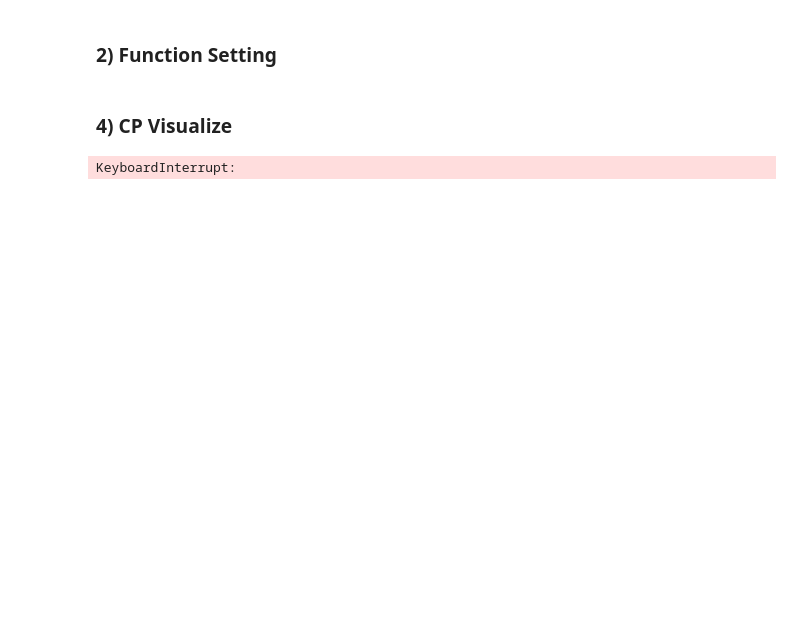
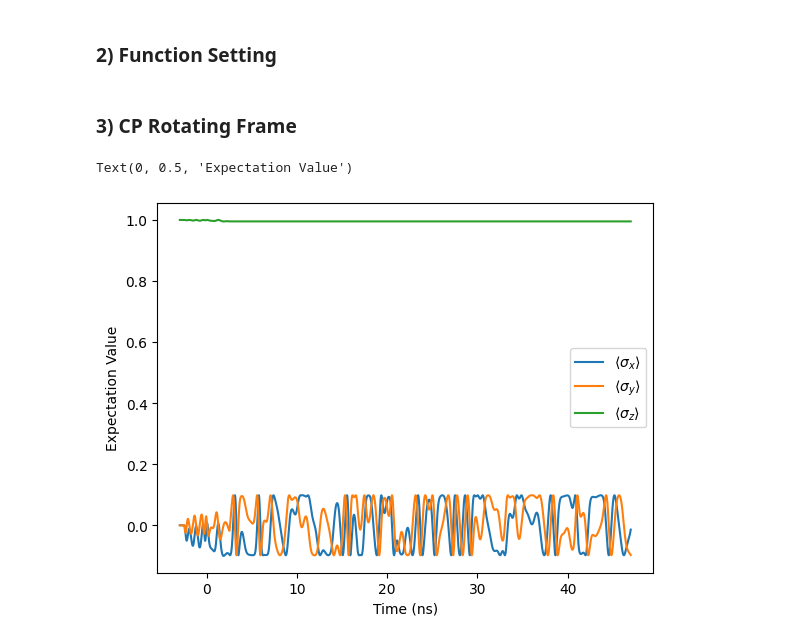
Before and after one commit to BrainConnection/Dynamical_Decoupling_Project, a Jupyter notebook: Project Dynamic Decoupling/Pink Noise Decoupling Practice.ipynb, the cells around one changed output. Saved outputs shown, nothing was run; the diff lists cells and outputs as text; code cells hidden in the pictures; blank space fills up the shorter version.

```diff
--- a/Project Dynamic Decoupling/Pink Noise Decoupling Practice.ipynb
+++ b/Project Dynamic Decoupling/Pink Noise Decoupling Practice.ipynb
@@ -104,5 +61,5 @@ def Chi_Ensemble_3(mu, sigma, num_seq):
 # %%
-def Pink_Noise_1(tlist, args):
+def Pink_Noise(tlist, args):
 
   min_freq = args['min_freq']
   freq_repeat = args['freq_repeat']
@@ -112,7 +69,7 @@ def Pink_Noise_1(tlist, args):
 
   t_shift = args['t_shift']
 
-  Chi_A = Chi_Ensemble_1(mu, sigma, freq_repeat)
+  Chi_A = Chi_Ensemble(mu, sigma, freq_repeat)
 
   np.random.seed(2)
   U_A = uniform(0, 2*np.pi, freq_repeat)
@@ -373,15 +115,0 @@ Text(0, 0.5, 'FT Absolute Value (log scale)')
-# %%
-min_freq = 0.00001
-freq_repeat = 100000
-t_shift = 0
-
-t_repeat = 2000
-t_srt = 0
-t_end = 1000
-
-mu = 0
-sigma = 1
-
-A = 1
-
-args = {'min_freq': min_freq, 'freq_repeat': freq_repeat, 't_shift': t_shift, 'mu': mu, 'sigma': sigma, 'A_noise': 2*np.pi*0.000001}
@@ -423,15 +115,0 @@ Text(0, 0.5, 'FT Absolute Value (log scale)')
-# %%
-min_freq = 0.00001
-freq_repeat = 100000
-t_shift = 0
-
-t_repeat = 2000
-t_srt = 0
-t_end = 1000
-
-mu = 0
-sigma = 1
-
-A = 1
-
-args = {'min_freq': min_freq, 'freq_repeat': freq_repeat, 't_shift': t_shift, 'mu': mu, 'sigma': sigma, 'A_noise': 2*np.pi*0.000001}
@@ -659,8 +362,8 @@ def T2_Measure(A, N, Func, noise):
 
 
   return np.array(Off_diagonal_seq)
-# %% [markdown]
-### 4) CP Visualize
+# %% [markdown]
+### 3) CP Rotating Frame
 # %%
 Total_Offdiagonal = []
 # %%
@@ -676,26 +379,28 @@ sm = basis(2,0)*basis(2,1).dag()
 H0 = -0.5*omega_q*sz
 op_list = [sx, sy, sz, sp, sm]
 
-tlist = np.linspace(-2, 100-2, 1000)
+tlist = np.linspace(-3, 50-3, 100000)
 #[H0, [-0.5*sz, Pink_Noise_1], [sx, Hrd_lab_frame]],
+#[[-0.5*sz, Pink_Noise], [0.5*sx, Hrd_rotating_frame]],
 
 result = mesolve(
-  [H0, [-0.5*sz, Pink_Noise_1], [sx, Hrd_lab_frame]],
+  [[-0.5*sz, Pink_Noise], [0.5*sx, Hrd_rotating_frame]],
   basis(2,0),
   tlist,
-  args = {'A': 2*np.pi*0.5, 'Omega_rd': omega_rd, 'T_srt': 0, 'T_end': 10, 'N': 0, 'Env': 0, 'Func': 0, 'min_freq': 0.00001, 'freq_repeat': 100000, 't_shift': 0, 'mu': 0, 'sigma': 1, 'A_noise': 2*np.pi*0.1},
+  args = {'A': 2*np.pi*0.1, 'Omega_rd': omega_rd, 'T_srt': 0, 'T_end': 50, 'N': 0, 'Env': 0, 'Func': 0, 'min_freq': 0.001, 'freq_repeat': 1000, 't_shift': 0, 'mu': 0, 'sigma': 1, 'A_noise': 2*np.pi*0.01},
   e_ops = op_list,
-  options = Options(nsteps = 1000, atol = 1e-10, rtol = 1e-8)
+  options = Options(nsteps = 10000000, atol = 1e-10, rtol = 1e-8)
 )
-# %% [output]
-KeyboardInterrupt:
 # %%
-tlist = np.linspace(-2, 100-2, 1000)
+tlist = np.linspace(-3, 50-3, 100000)
 
 fig, ax = plt.subplots(1, 1)
 ax.plot(tlist, result.expect[0], label = r'$\langle\sigma_x\rangle$')
 ax.plot(tlist, result.expect[1], label = r'$\langle\sigma_y\rangle$')
 ax.plot(tlist, result.expect[2], label = r'$\langle\sigma_z\rangle$')
 ax.legend(loc = 0)
 ax.set_xlabel('Time (ns)')
 ax.set_ylabel('Expectation Value')
+# %% [output]
+Text(0, 0.5, 'Expectation Value')
+[figure, added]
```
Also changed, not shown: parts of 31 cells of this notebook.
